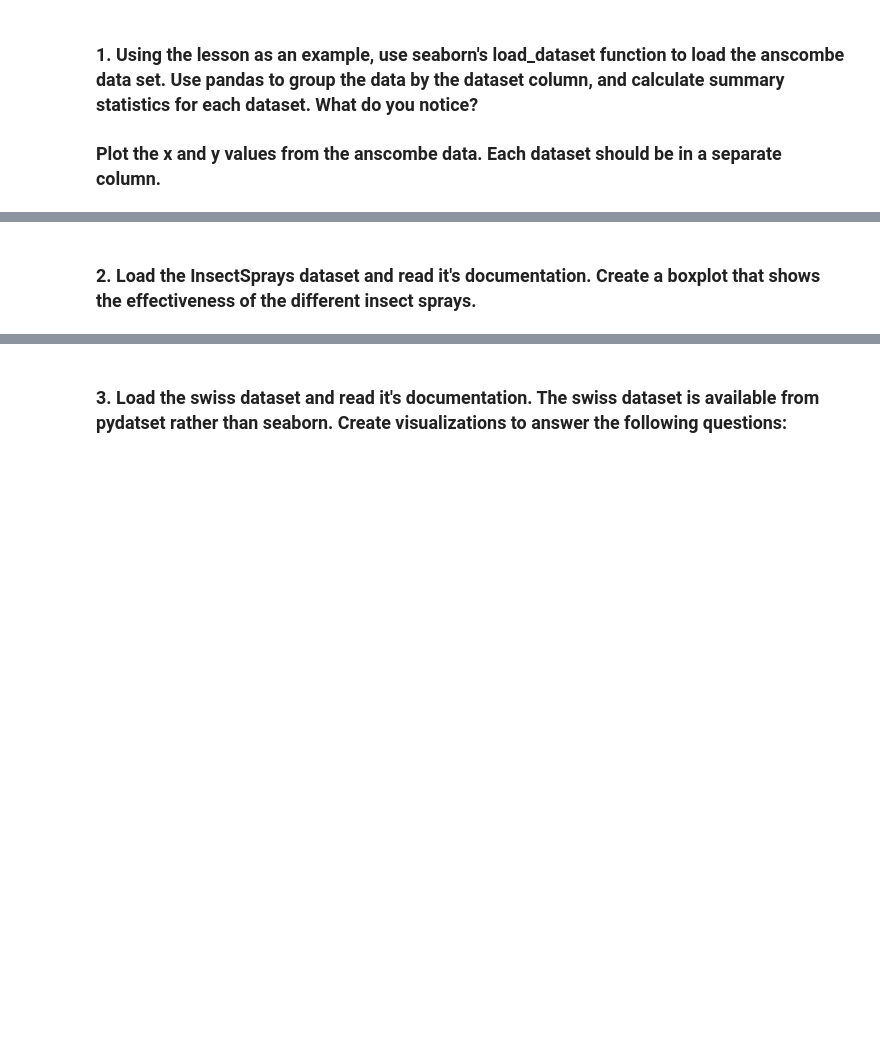
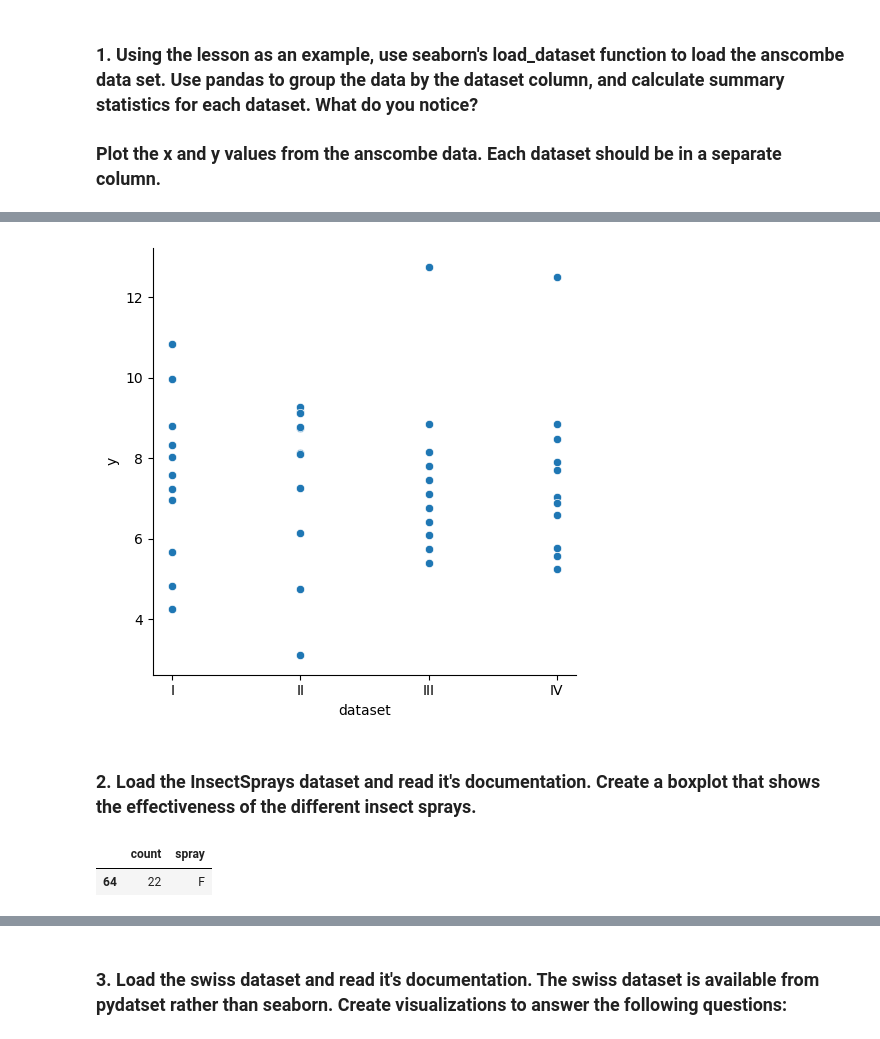
Before and after one commit to Jared-Wood135/numpy-pandas-visualization-exercises, a Jupyter notebook: seaborn_exercises.ipynb, the cells around one changed output, grey strips where cells are left out. Cells and saved outputs as stored; diff of their text form; code cells hidden in the pictures; blank space fills up the shorter version.

```diff
--- a/seaborn_exercises.ipynb
+++ b/seaborn_exercises.ipynb
@@ -71,3 +72,5 @@ plt.show()
 # %% [markdown]
 ### 1. Using the lesson as an example, use seaborn's load_dataset function to load the anscombe data set. Use pandas to group the data by the dataset column, and calculate summary statistics for each dataset. What do you notice?
 ### Plot the x and y values from the anscombe data. Each dataset should be in a separate column.
+# %%
+anscombe = sns.load_dataset('anscombe')
@@ -74,2 +89,10 @@ plt.show()
+# %%
+sns.relplot(
+data=anscombe,
+x='dataset',
+y='y')
+plt.show()
+# %% [output]
+[figure, added]
 # %% [markdown]
 ### 2. Load the InsectSprays dataset and read it's documentation. Create a boxplot that shows the effectiveness of the different insect sprays.
@@ -75,0 +101,5 @@ plt.show()
+# %%
+insctspry.sample()
+# %% [output]
+|  | count | spray |
+| 64 | 22 | F |
```
Also changed, not shown: parts of 25 cells of this notebook.
